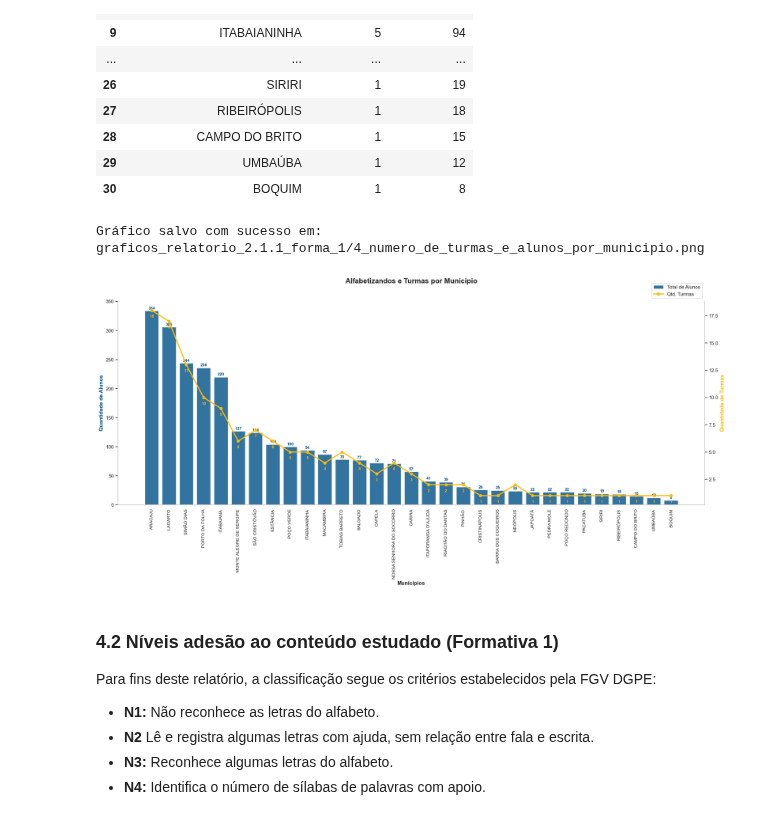
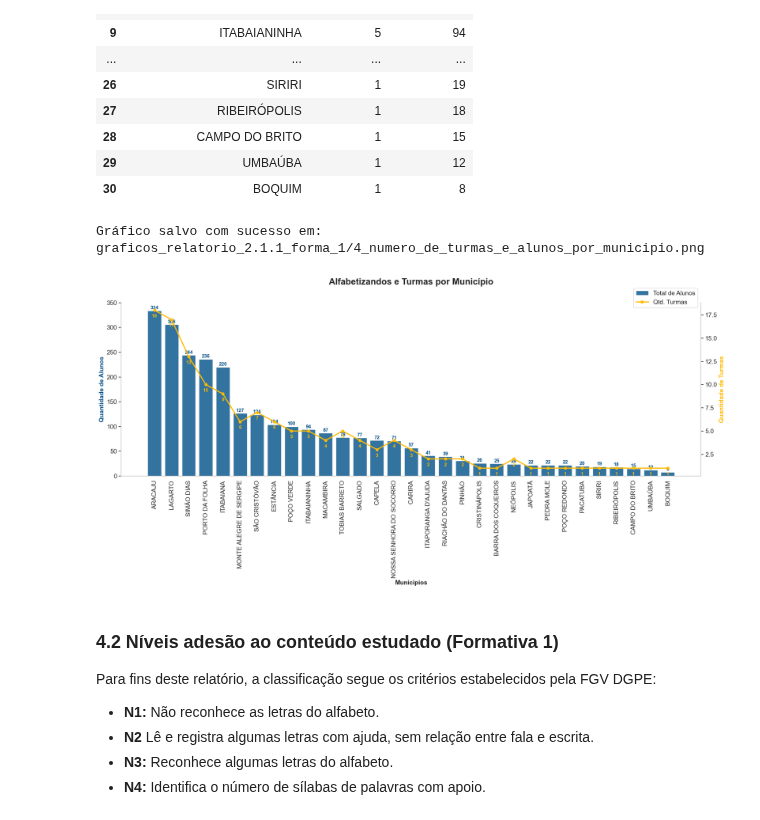
Before and after one commit to fabcmc/pba_se_2026, a Jupyter notebook: SE_2026.1_Formativa_1.ipynb, the cells around one changed output. Cells and saved outputs as stored; diff of their text form; code cells hidden in the pictures.

```diff
--- a/SE_2026.1_Formativa_1.ipynb
+++ b/SE_2026.1_Formativa_1.ipynb
@@ -1003,46 +1007,49 @@ fig, ax1 = plt.subplots(figsize=(20, 10)) # Aumentamos a largura para caber todo
 
 # --- EIXO 1: ALUNOS (BARRAS) ---
 barras = ax1.bar(x_labels, resumo_completo['total_alunos'], color="#005088", label='Total de Alunos', alpha=0.8)
-ax1.set_ylabel('Quantidade de Alunos', color="#005088", fontsize=12, fontweight='bold')
-ax1.set_xlabel('Municípios', fontsize=12, fontweight='bold')
+ax1.set_ylabel('Quantidade de Alunos', color="#005088", fontsize=14, fontweight='bold')
+ax1.set_xlabel('Municípios', fontsize=14, fontweight='bold')
+ax1.tick_params(axis='x', labelsize=14)
+ax1.tick_params(axis='y', labelsize=14)
 
 # Rótulos das barras (Alunos) - No topo das barras
-ax1.bar_label(barras, padding=1, color="#005088", fontweight='bold', fontsize=9)
+ax1.bar_label(barras, padding=1, color="#005088", fontweight='bold', fontsize=11)
 
 # Configuração do Eixo X para mostrar TODOS os nomes
 ax1.set_xticks(range(len(x_labels)))
-ax1.set_xticklabels(x_labels, rotation=90, fontsize=10)
+ax1.set_xticklabels(x_labels, rotation=90, fontsize=14)
 
 # --- EIXO 2: TURMAS (LINHA) ---
 ax2 = ax1.twinx()
 linha = ax2.plot(x_labels, resumo_completo['qtd_turmas'], color="#FFBB00", marker='o',
                  linewidth=2.5, markersize=6, label='Qtd. Turmas')
-ax2.set_ylabel('Quantidade de Turmas', color="#FFBB00", fontsize=12, fontweight='bold')
+ax2.set_ylabel('Quantidade de Turmas', color="#FFBB00", fontsize=14, fontweight='bold')
+ax2.tick_params(axis='y', labelsize=14)
 
 # Rótulos da linha (Turmas) - ABAIXO do ponto e na COR #FFBB00
 for i, valor in enumerate(resumo_completo['qtd_turmas']):
     ax2.text(i, valor - 0.4, str(int(valor)), color="#FFBB00",
-             ha='center', va='top', fontweight='bold', fontsize=9)
+             ha='center', va='top', fontweight='bold', fontsize=11)
 
 # Unificando as legendas
 lines, labels = ax1.get_legend_handles_labels()
 lines2, labels2 = ax2.get_legend_handles_labels()
-ax1.legend(lines + lines2, labels + labels2, loc='upper right', bbox_to_anchor=(1, 1.1))
+ax1.legend(lines + lines2, labels + labels2, loc='upper right', bbox_to_anchor=(1, 1.1), fontsize=14)
 
-plt.title('Alfabetizandos e Turmas por Município', fontsize=16, pad=40, fontweight='bold')
+plt.title('Alfabetizandos e Turmas por Município', fontsize=20, pad=40, fontweight='bold')
 plt.tight_layout()
 sns.despine(right=False)
 
 # Salvando o gráfico em dir_graficos
 nome_grafico_4 = '4_numero_de_turmas_e_alunos_por_municipio.png'
 caminho_grafico_4 = os.path.join(dir_graficos, nome_grafico_4)
 
 plt.savefig(caminho_grafico_4, dpi=300, bbox_inches='tight') # dpi=300 garante alta qualidade para relatórios/impressão
 print(f"Gráfico salvo com sucesso em: {caminho_grafico_4}")
 plt.show()
 # %% [output]
 Gráfico salvo com sucesso em: graficos_relatorio_2.1.1_forma_1/4_numero_de_turmas_e_alunos_por_municipio.png
-[figure, old version]
+[figure, new version]
 # %% [markdown]
 ### 4.2 Níveis adesão ao conteúdo estudado (Formativa 1)
 
```
Also changed, not shown: parts of 1 cell of this notebook.
